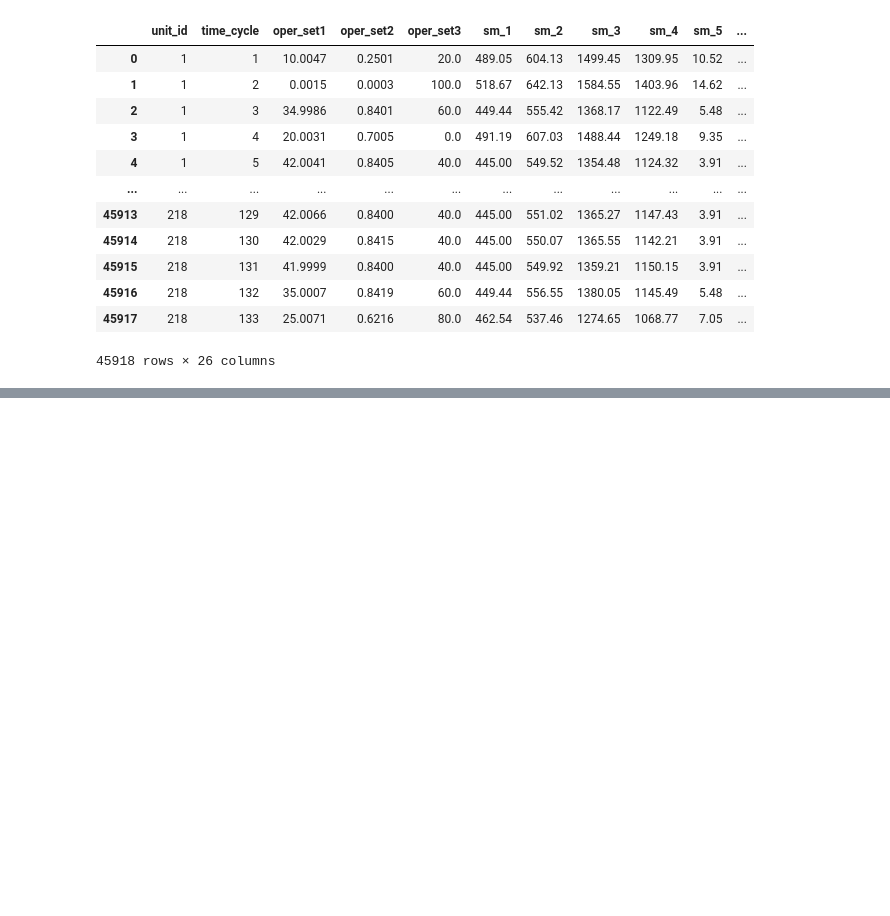
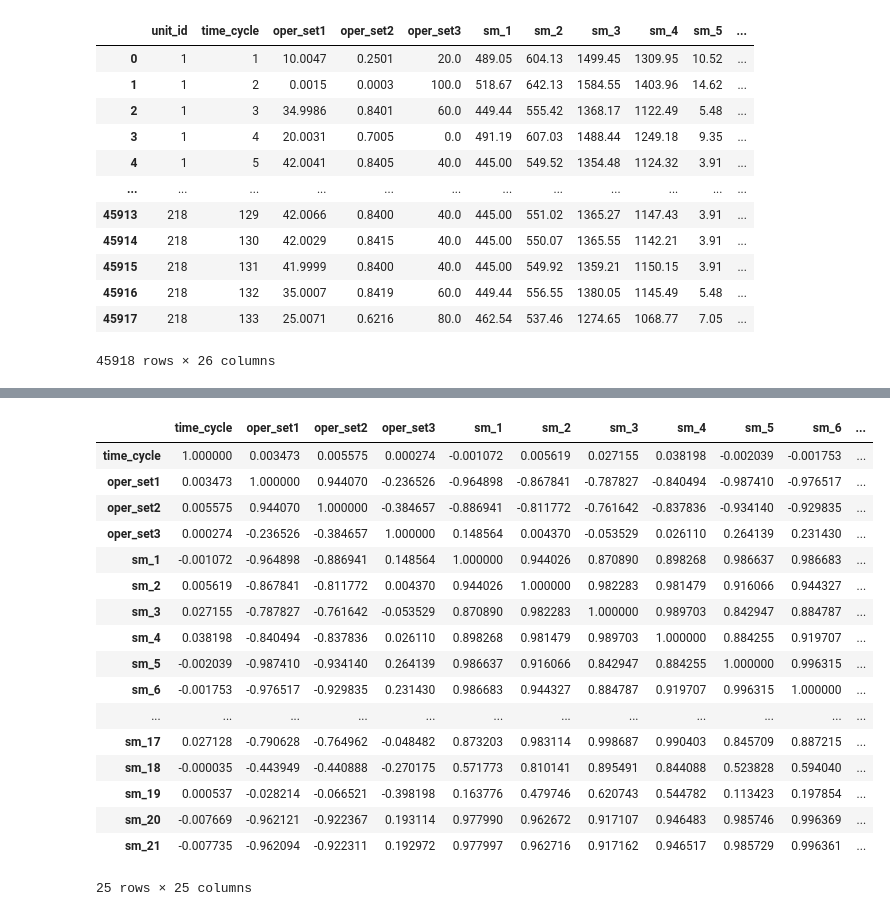
Before and after one commit to Dave4006/ProyectoMante, a Jupyter notebook: Programacion/ESN.ipynb, the cells around one changed output, grey strips where cells are left out. Cells and saved outputs as stored; diff of their text form; code cells hidden in the pictures; blank space fills up the shorter version.

```diff
--- a/Programacion/ESN.ipynb
+++ b/Programacion/ESN.ipynb
@@ -43,0 +92,21 @@ train_df
+# %%
+train_df.iloc[:,1:-1].corr()
+# %% [output]
+|  | time_cycle | oper_set1 | oper_set2 | oper_set3 | sm_1 | sm_2 | sm_3 | sm_4 | sm_5 | sm_6 | ... |
+| time_cycle | 1.000000 | 0.003473 | 0.005575 | 0.000274 | -0.001072 | 0.005619 | 0.027155 | 0.038198 | -0.002039 | -0.001753 | ... |
+| oper_set1 | 0.003473 | 1.000000 | 0.944070 | -0.236526 | -0.964898 | -0.867841 | -0.787827 | -0.840494 | -0.987410 | -0.976517 | ... |
+| oper_set2 | 0.005575 | 0.944070 | 1.000000 | -0.384657 | -0.886941 | -0.811772 | -0.761642 | -0.837836 | -0.934140 | -0.929835 | ... |
+| oper_set3 | 0.000274 | -0.236526 | -0.384657 | 1.000000 | 0.148564 | 0.004370 | -0.053529 | 0.026110 | 0.264139 | 0.231430 | ... |
+| sm_1 | -0.001072 | -0.964898 | -0.886941 | 0.148564 | 1.000000 | 0.944026 | 0.870890 | 0.898268 | 0.986637 | 0.986683 | ... |
+| sm_2 | 0.005619 | -0.867841 | -0.811772 | 0.004370 | 0.944026 | 1.000000 | 0.982283 | 0.981479 | 0.916066 | 0.944327 | ... |
+| sm_3 | 0.027155 | -0.787827 | -0.761642 | -0.053529 | 0.870890 | 0.982283 | 1.000000 | 0.989703 | 0.842947 | 0.884787 | ... |
+| sm_4 | 0.038198 | -0.840494 | -0.837836 | 0.026110 | 0.898268 | 0.981479 | 0.989703 | 1.000000 | 0.884255 | 0.919707 | ... |
+| sm_5 | -0.002039 | -0.987410 | -0.934140 | 0.264139 | 0.986637 | 0.916066 | 0.842947 | 0.884255 | 1.000000 | 0.996315 | ... |
+| sm_6 | -0.001753 | -0.976517 | -0.929835 | 0.231430 | 0.986683 | 0.944327 | 0.884787 | 0.919707 | 0.996315 | 1.000000 | ... |
+| ... | ... | ... | ... | ... | ... | ... | ... | ... | ... | ... | ... |
+| sm_17 | 0.027128 | -0.790628 | -0.764962 | -0.048482 | 0.873203 | 0.983114 | 0.998687 | 0.990403 | 0.845709 | 0.887215 | ... |
+| sm_18 | -0.000035 | -0.443949 | -0.440888 | -0.270175 | 0.571773 | 0.810141 | 0.895491 | 0.844088 | 0.523828 | 0.594040 | ... |
+| sm_19 | 0.000537 | -0.028214 | -0.066521 | -0.398198 | 0.163776 | 0.479746 | 0.620743 | 0.544782 | 0.113423 | 0.197854 | ... |
+| sm_20 | -0.007669 | -0.962121 | -0.922367 | 0.193114 | 0.977990 | 0.962672 | 0.917107 | 0.946483 | 0.985746 | 0.996369 | ... |
+| sm_21 | -0.007735 | -0.962094 | -0.922311 | 0.192972 | 0.977997 | 0.962716 | 0.917162 | 0.946517 | 0.985729 | 0.996361 | ... |
+25 rows × 25 columns
```
Also changed, not shown: parts of 6 cells of this notebook.
